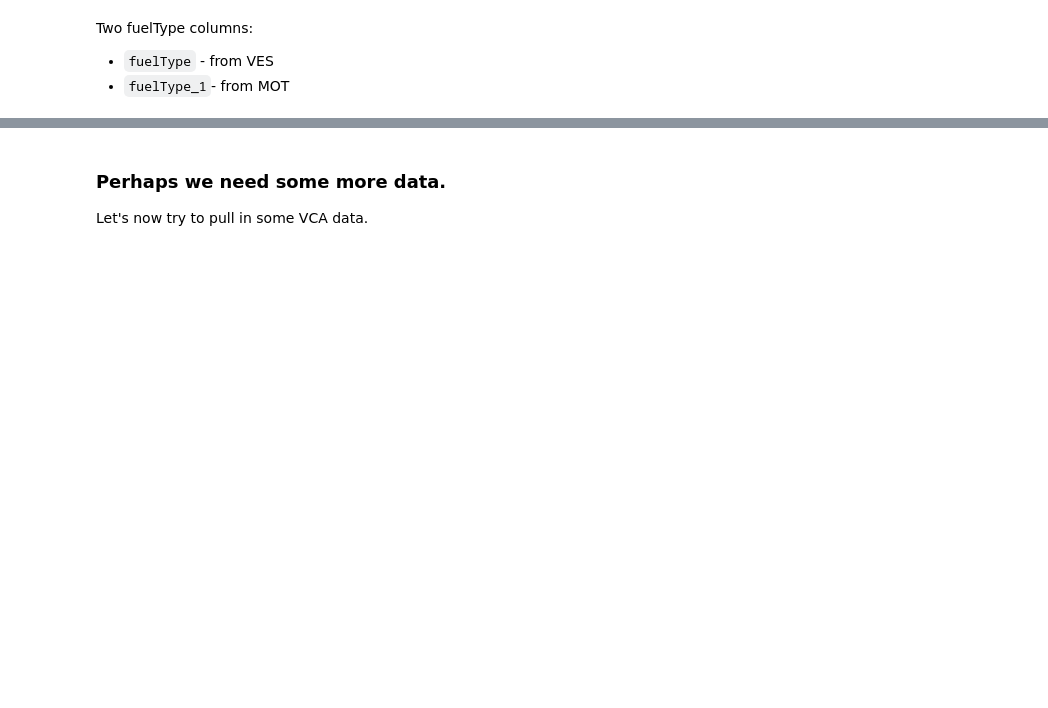
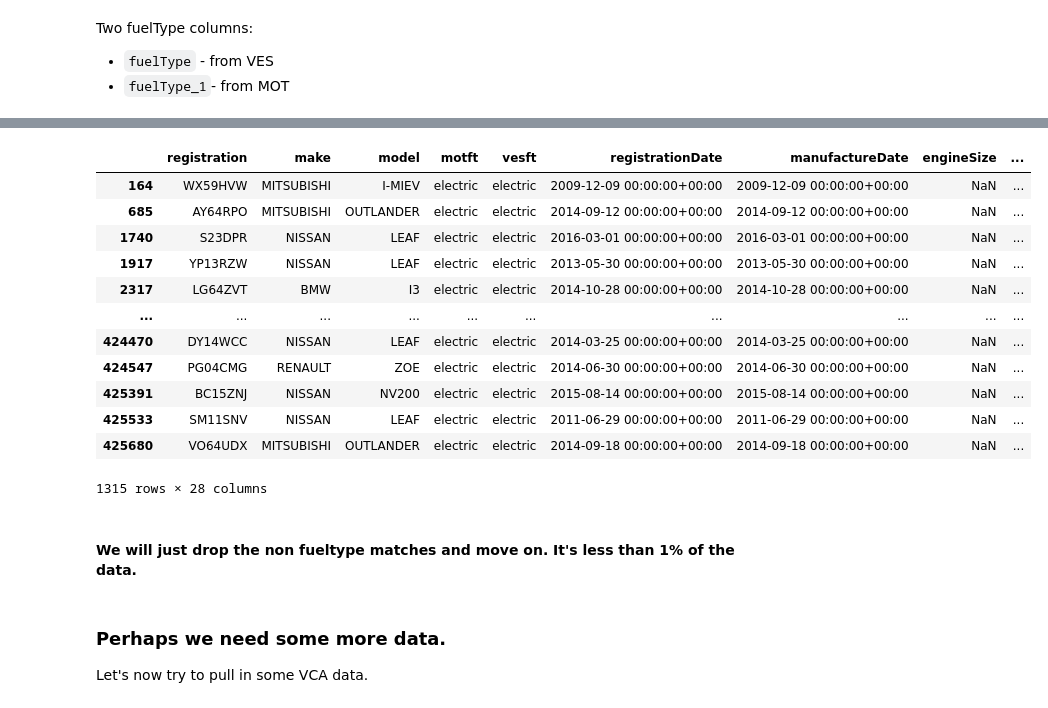
Before and after one commit to New-AutoMotive/BN_vehicle_data_experiments, a Jupyter notebook: 6) VES meet MOT.ipynb, the cells around one changed output, grey strips where cells are left out. Drawn from its saved outputs; the diff is of its cells as text; code cells hidden in the pictures; blank space fills up the shorter version.

```diff
--- a/6) VES meet MOT.ipynb
+++ b/6) VES meet MOT.ipynb
@@ -318,0 +462,2 @@ df.vesft[df['motft'] == 'diesel'].sum()
+# %%
+df_matches = df[df['vesft'] == df['motft']]
@@ -318,0 +477,18 @@ df.vesft[df['motft'] == 'diesel'].sum()
+# %%
+df_matches[df_matches['vesft'] == 'electric']
+# %% [output]
+|  | registration | make | model | motft | vesft | registrationDate | manufactureDate | engineSize | ... |
+| 164 | WX59HVW | MITSUBISHI | I-MIEV | electric | electric | 2009-12-09 00:00:00+00:00 | 2009-12-09 00:00:00+00:00 | NaN | ... |
+| 685 | AY64RPO | MITSUBISHI | OUTLANDER | electric | electric | 2014-09-12 00:00:00+00:00 | 2014-09-12 00:00:00+00:00 | NaN | ... |
+| 1740 | S23DPR | NISSAN | LEAF | electric | electric | 2016-03-01 00:00:00+00:00 | 2016-03-01 00:00:00+00:00 | NaN | ... |
+| 1917 | YP13RZW | NISSAN | LEAF | electric | electric | 2013-05-30 00:00:00+00:00 | 2013-05-30 00:00:00+00:00 | NaN | ... |
+| 2317 | LG64ZVT | BMW | I3 | electric | electric | 2014-10-28 00:00:00+00:00 | 2014-10-28 00:00:00+00:00 | NaN | ... |
+| ... | ... | ... | ... | ... | ... | ... | ... | ... | ... |
+| 424470 | DY14WCC | NISSAN | LEAF | electric | electric | 2014-03-25 00:00:00+00:00 | 2014-03-25 00:00:00+00:00 | NaN | ... |
+| 424547 | PG04CMG | RENAULT | ZOE | electric | electric | 2014-06-30 00:00:00+00:00 | 2014-06-30 00:00:00+00:00 | NaN | ... |
+| 425391 | BC15ZNJ | NISSAN | NV200 | electric | electric | 2015-08-14 00:00:00+00:00 | 2015-08-14 00:00:00+00:00 | NaN | ... |
+| 425533 | SM11SNV | NISSAN | LEAF | electric | electric | 2011-06-29 00:00:00+00:00 | 2011-06-29 00:00:00+00:00 | NaN | ... |
+| 425680 | VO64UDX | MITSUBISHI | OUTLANDER | electric | electric | 2014-09-18 00:00:00+00:00 | 2014-09-18 00:00:00+00:00 | NaN | ... |
+1315 rows × 28 columns
+# %% [markdown]
+#### We will just drop the non fueltype matches and move on. It's less than 1% of the data.
```
Also changed, not shown: parts of 33 cells of this notebook, 2 other files.
